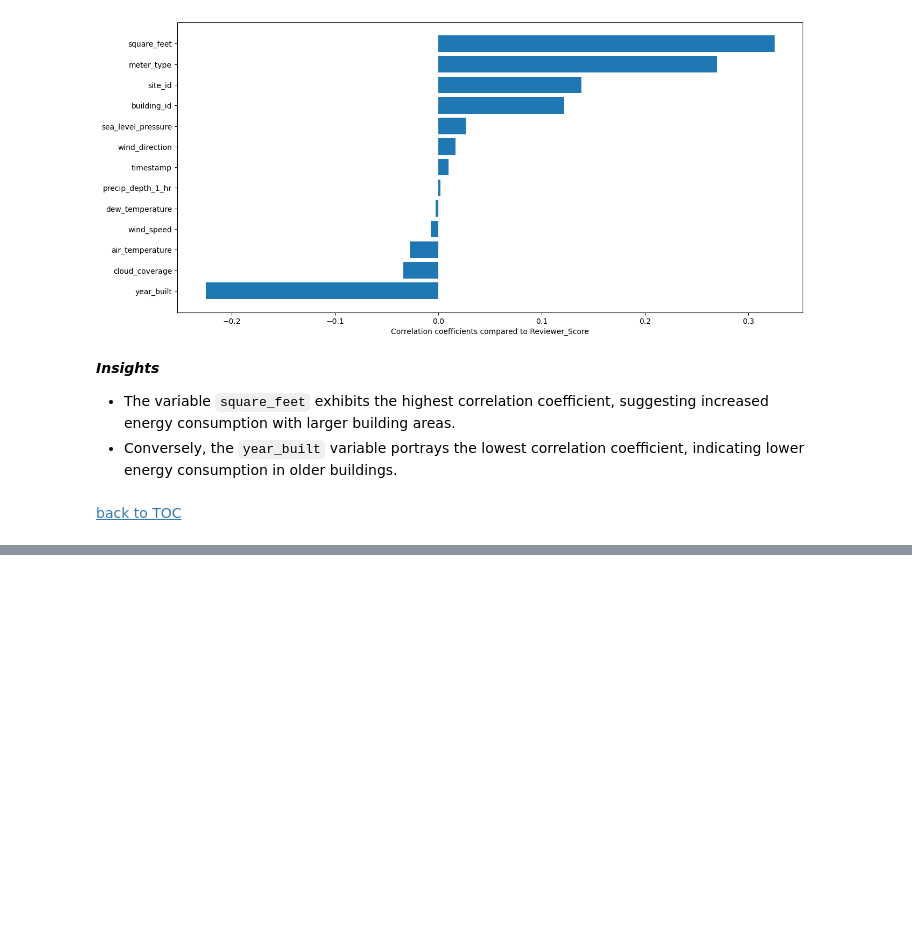
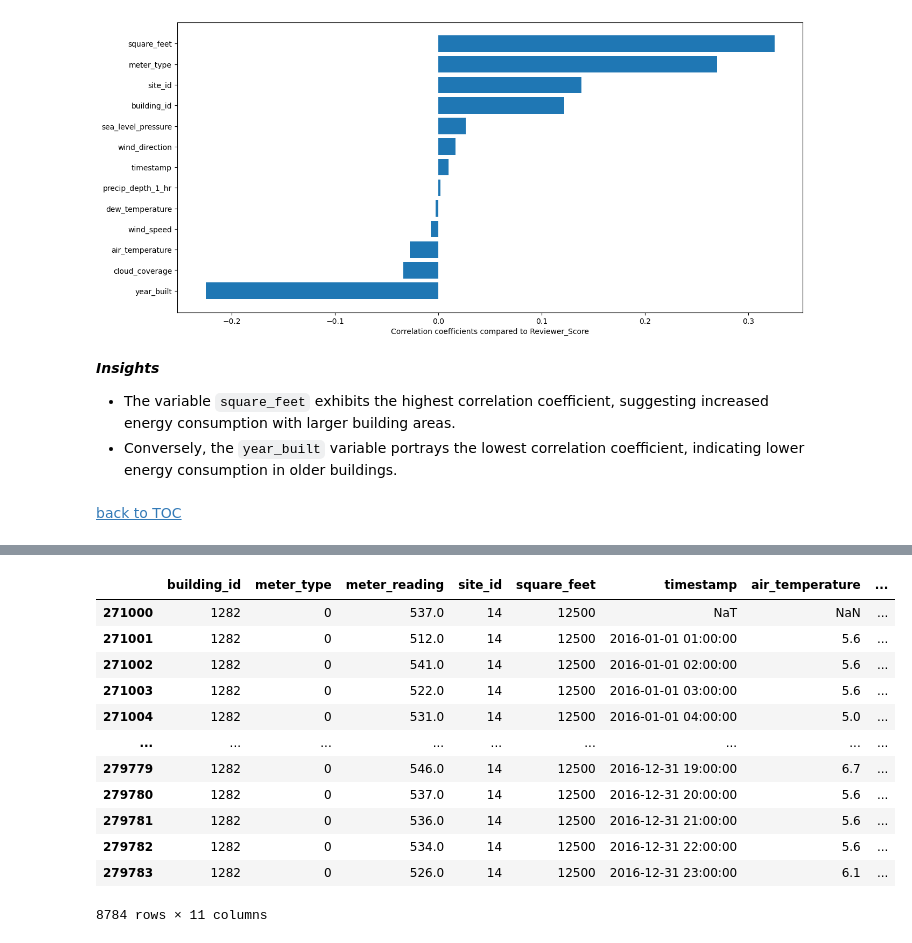
Before and after one commit to JoLuCG/DS_Capstone_Project, a Jupyter notebook: 01_notebooks/Sprint_2_Capstone_BECP.ipynb, the cells around one changed output, grey strips where cells are left out. Drawn from its saved outputs; the diff is of its cells as text; code cells hidden in the pictures; blank space fills up the shorter version.

```diff
--- a/01_notebooks/Sprint_2_Capstone_BECP.ipynb
+++ b/01_notebooks/Sprint_2_Capstone_BECP.ipynb
@@ -1040,0 +1068,3 @@ plt.show()
+# %%
+# Drop the unnecessary columns, only used for EDA
+healthcare_df.drop(columns=['year_built','cloud_coverage','precip_depth_1_hr'], inplace=True)
@@ -1040,0 +1081,18 @@ plt.show()
+# %%
+# Filter dataset only for building 1282 and electricity meter type
+healthcare_1282_df = healthcare_df[(healthcare_df['building_id'] == 1282) & (healthcare_df['meter_type'] == 0)]
+healthcare_1282_df
+# %% [output]
+|  | building_id | meter_type | meter_reading | site_id | square_feet | timestamp | air_temperature | ... |
+| 271000 | 1282 | 0 | 537.0 | 14 | 12500 | NaT | NaN | ... |
+| 271001 | 1282 | 0 | 512.0 | 14 | 12500 | 2016-01-01 01:00:00 | 5.6 | ... |
+| 271002 | 1282 | 0 | 541.0 | 14 | 12500 | 2016-01-01 02:00:00 | 5.6 | ... |
+| 271003 | 1282 | 0 | 522.0 | 14 | 12500 | 2016-01-01 03:00:00 | 5.6 | ... |
+| 271004 | 1282 | 0 | 531.0 | 14 | 12500 | 2016-01-01 04:00:00 | 5.0 | ... |
+| ... | ... | ... | ... | ... | ... | ... | ... | ... |
+| 279779 | 1282 | 0 | 546.0 | 14 | 12500 | 2016-12-31 19:00:00 | 6.7 | ... |
+| 279780 | 1282 | 0 | 537.0 | 14 | 12500 | 2016-12-31 20:00:00 | 5.6 | ... |
+| 279781 | 1282 | 0 | 536.0 | 14 | 12500 | 2016-12-31 21:00:00 | 5.6 | ... |
+| 279782 | 1282 | 0 | 534.0 | 14 | 12500 | 2016-12-31 22:00:00 | 5.6 | ... |
+| 279783 | 1282 | 0 | 526.0 | 14 | 12500 | 2016-12-31 23:00:00 | 6.1 | ... |
+8784 rows × 11 columns
```
Also changed, not shown: parts of 48 cells of this notebook, 2 other files.
